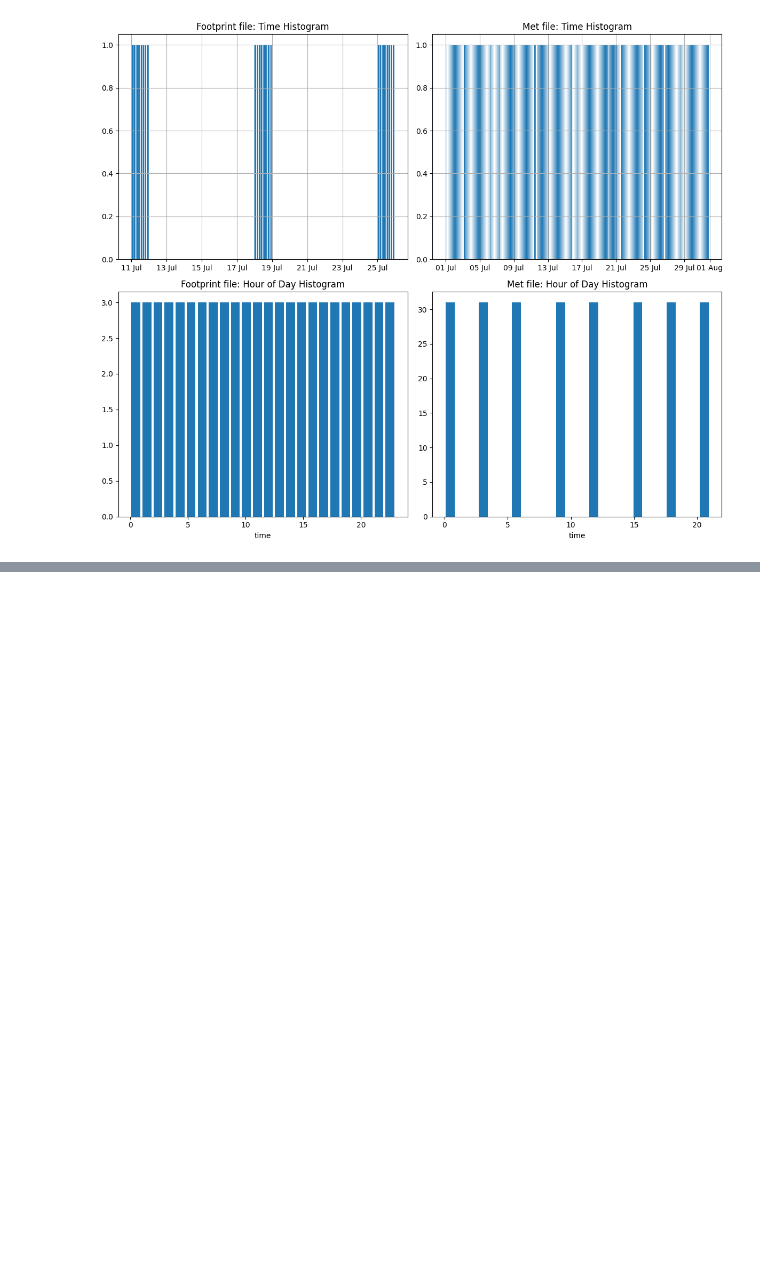
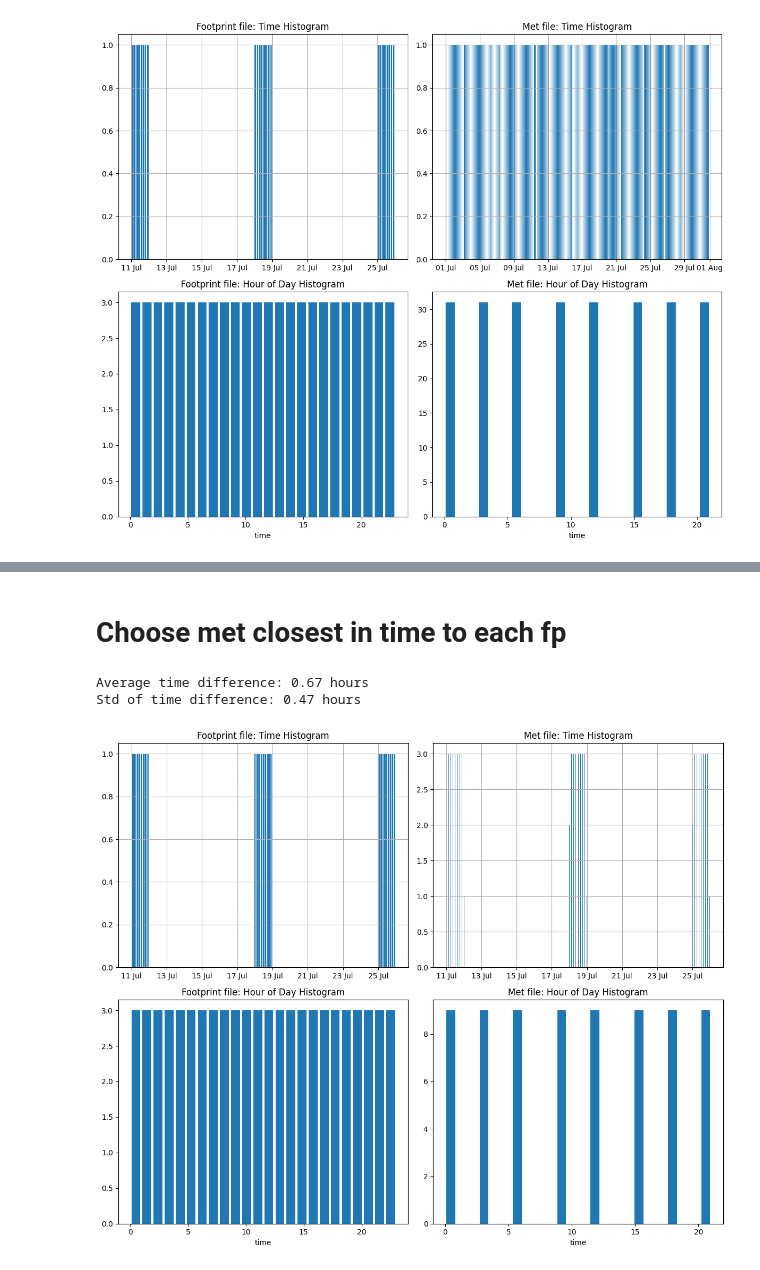
Before and after one commit to GATES-Lab/GATES_LPDM_emulator, a Jupyter notebook: met_interp_load.ipynb, the cells around one changed output, grey strips where cells are left out. Saved outputs shown, nothing was run; the diff lists cells and outputs as text; code cells hidden in the pictures; blank space fills up the shorter version.

```diff
--- a/met_interp_load.ipynb
+++ b/met_interp_load.ipynb
@@ -186,0 +282,47 @@ plt.show()
+# %% [markdown]
+# Choose met closest in time to each fp
+# %%
+# Select the met timepoint closest in time to each of the footprints
+
+# Calculate time differences in hours between each fp and its closest met
+fp_times = fp_ds['time'].values
+met_times = met_ds['time'].values
+
+closest_indices = np.abs(met_times[:, None] - fp_times).argmin(axis=0)
+selected_met_times = met_times[closest_indices]
+
+# For each fp time, find the index of the closest met time
+time_diffs = np.abs((selected_met_times - fp_times) / np.timedelta64(1, 'h'))
+
+avg_time_diff = np.mean(time_diffs)
+std_time_diff = np.std(time_diffs)
+
+print(f"Average time difference: {avg_time_diff:.2f} hours")
+print(f"Std of time difference: {std_time_diff:.2f} hours")
+# %% [output]
+Average time difference: 0.67 hours
+Std of time difference: 0.47 hours
+# %%
+# Visualise fp and met datasets
+
+fig, axs = plt.subplots(2, 2, figsize=(12, 10))
+# Example plots using ds and fp_ds time histograms
+fp_ds['time'].to_dataframe().hist(column='time',bins=500, ax=axs[0, 0])
+axs[0, 0].set_title('Footprint file: Time Histogram')
+
+met_fp_closest['time'].to_dataframe().hist(column='time', bins=500, ax=axs[0, 1])
+axs[0, 1].set_title('Met file: Time Histogram')
+
+fp_ds['time'].dt.hour.plot.hist(bins=24, rwidth=0.8, ax=axs[1, 0])
+axs[1, 0].set_title('Footprint file: Hour of Day Histogram')
+
+met_fp_closest['time'].dt.hour.plot.hist(bins=24, rwidth=0.8, ax=axs[1, 1])
+axs[1, 1].set_title('Met file: Hour of Day Histogram')
+
+date_formatter = mdates.DateFormatter('%d %b')  # Shows e.g. "23 May"
+axs[0, 0].xaxis.set_major_formatter(date_formatter)
+axs[0, 1].xaxis.set_major_formatter(date_formatter)
+plt.tight_layout()
+plt.show()
+# %% [output]
+[figure, added]
```
Also changed, not shown: parts of 9 cells of this notebook.
